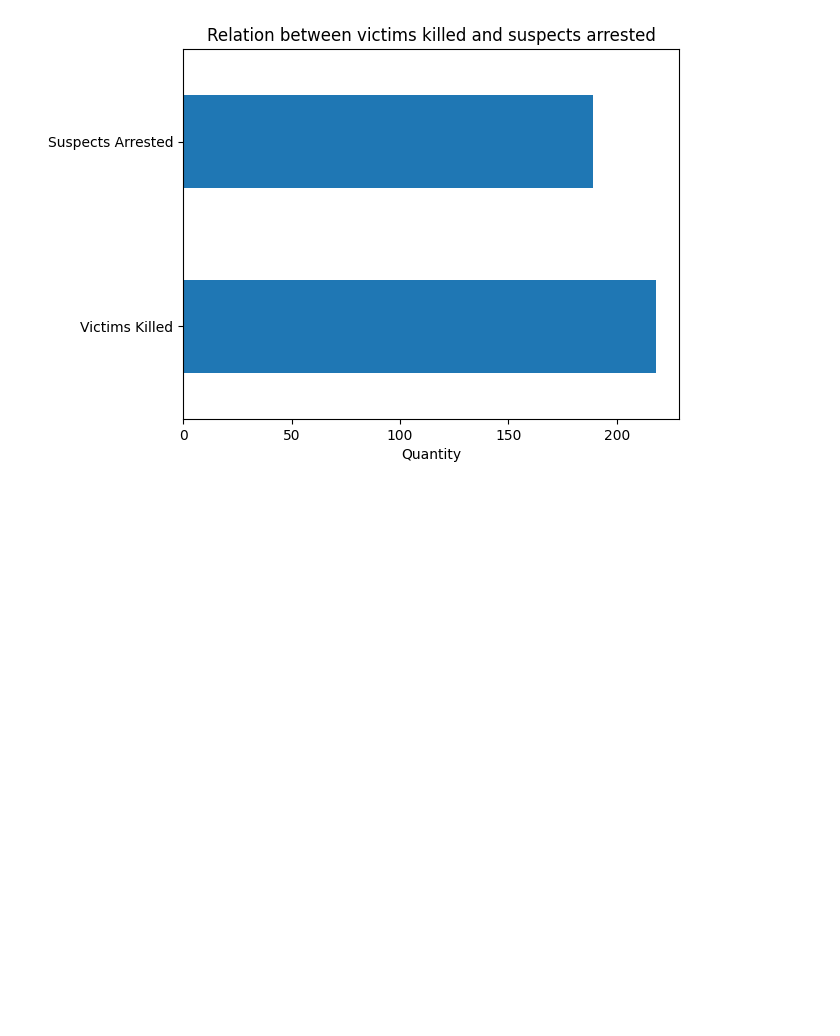
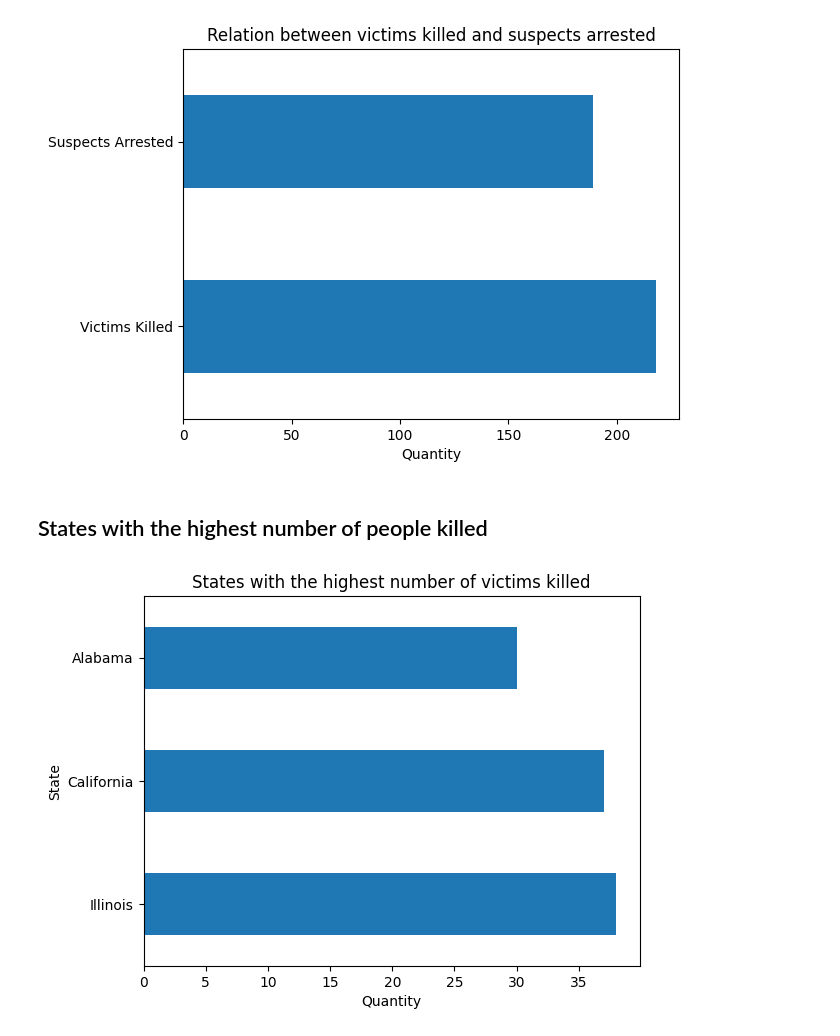
Before and after one commit to Matheus-Pombeiro/gun_violence_us, a Jupyter notebook: gun_violence_us.ipynb, the cells around one changed output. Cells and saved outputs as stored; diff of their text form; code cells hidden in the pictures; blank space fills up the shorter version.

Commit message:
feat: States with the highest number of people killed

```diff
--- a/gun_violence_us.ipynb
+++ b/gun_violence_us.ipynb
@@ -233,3 +233,12 @@ data.query('`Victims Killed` > 0 & `Suspects Arrested` > 0')[['Victims Killed',
                                                                                                                  xlabel='Quantity');
 # %% [output]
 [figure]
+# %% [markdown]
+## States with the highest number of people killed
+# %%
+# Plotting a chart about the state with the highest numnber of victims killed
+data.groupby('State')['Victims Killed'].sum().sort_values(ascending=False).head(3).plot(kind='barh',\
+                                                                                        title='States with the highest number of victims killed',\
+                                                                                        xlabel='Quantity');
+# %% [output]
+[figure, added]
```
Also changed, not shown: parts of 3 cells of this notebook.
